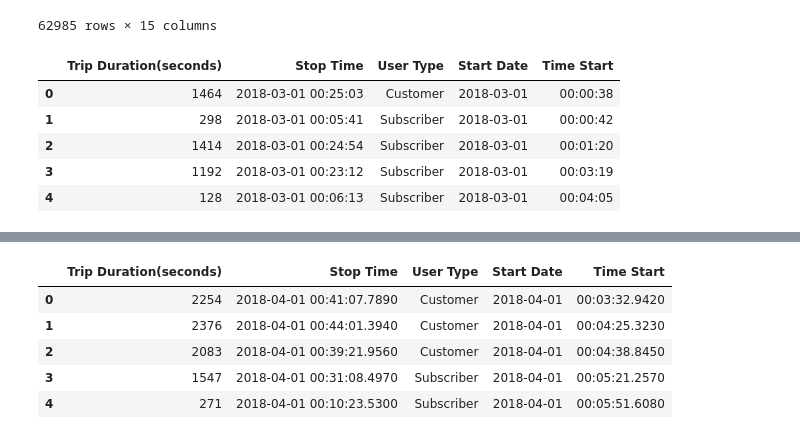
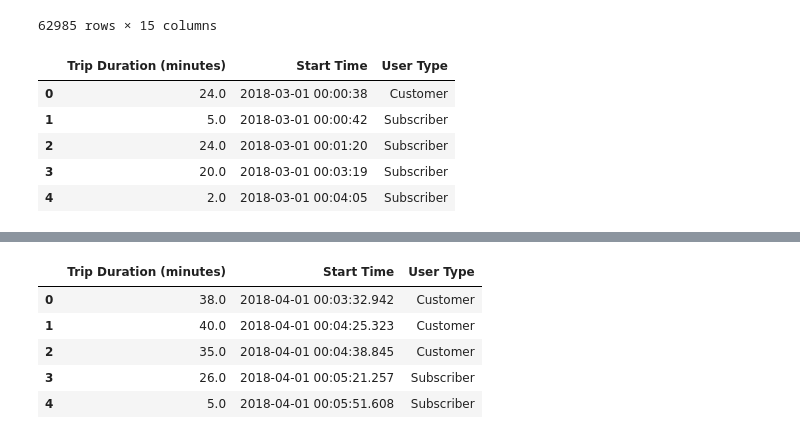
Before and after one commit to uncncsu/project-1, a Jupyter notebook: vp_br/Boston Cleaning Data.ipynb, the cells around one changed output, grey strips where cells are left out. Drawn from its saved outputs; the diff is of its cells as text; code cells hidden in the pictures.

```diff
--- a/vp_br/Boston Cleaning Data.ipynb
+++ b/vp_br/Boston Cleaning Data.ipynb
@@ -126,29 +115,21 @@ mar_df
 62985 rows × 15 columns
 # %%
 new_mar = mar_df[['tripduration', 'starttime',
-                        'stoptime', 'usertype']]
+                        'usertype']]
 final_mar = new_mar.dropna()
-renamed_mar = final_mar.rename(columns={'tripduration': 'Trip Duration(seconds)', 'starttime': 'Start Time',
-                        'stoptime': 'Stop Time', 'usertype': 'User Type',
-                                       })
-new = renamed_mar["Start Time"].str.split(" ", n = 1, expand = True)
+renamed_mar = final_mar.rename(columns={'tripduration': 'Trip Duration (minutes)', 'starttime': 'Start Time',
+                                        'usertype': 'User Type' })
+renamed_mar["Trip Duration (minutes)"] = round(renamed_mar["Trip Duration (minutes)"]/60)
+renamed_mar['Start Time'] = pd.to_datetime(renamed_mar['Start Time'], format='%Y-%m')
 
-# making separate first name column from new data frame
-renamed_mar["Start Date"]= new[0]
-
-# making separate last name column from new data frame
-renamed_mar["Time Start"]= new[1]
-
-# Dropping old Name columns
-renamed_mar.drop(columns =["Start Time"], inplace = True)
 renamed_mar.head()
 # %% [output]
-|  | Trip Duration(seconds) | Stop Time | User Type | Start Date | Time Start |
-| 0 | 1464 | 2018-03-01 00:25:03 | Customer | 2018-03-01 | 00:00:38 |
-| 1 | 298 | 2018-03-01 00:05:41 | Subscriber | 2018-03-01 | 00:00:42 |
-| 2 | 1414 | 2018-03-01 00:24:54 | Subscriber | 2018-03-01 | 00:01:20 |
-| 3 | 1192 | 2018-03-01 00:23:12 | Subscriber | 2018-03-01 | 00:03:19 |
-| 4 | 128 | 2018-03-01 00:06:13 | Subscriber | 2018-03-01 | 00:04:05 |
+|  | Trip Duration (minutes) | Start Time | User Type |
+| 0 | 24.0 | 2018-03-01 00:00:38 | Customer |
+| 1 | 5.0 | 2018-03-01 00:00:42 | Subscriber |
+| 2 | 24.0 | 2018-03-01 00:01:20 | Subscriber |
+| 3 | 20.0 | 2018-03-01 00:03:19 | Subscriber |
+| 4 | 2.0 | 2018-03-01 00:04:05 | Subscriber |
 # %%
 apr_df = pd.read_csv(apr)
 apr_df
@@ -173,26 +154,18 @@ apr_df
 98194 rows × 15 columns
 # %%
 new_apr = apr_df[['tripduration', 'starttime',
-                        'stoptime', 'usertype']]
+                        'usertype']]
 final_apr = new_apr.dropna()
-renamed_apr = final_apr.rename(columns={'tripduration': 'Trip Duration(seconds)', 'starttime': 'Start Time',
-                        'stoptime': 'Stop Time', 'usertype': 'User Type',
-                                       })
-new = renamed_apr["Start Time"].str.split(" ", n = 1, expand = True)
+renamed_apr = final_apr.rename(columns={'tripduration': 'Trip Duration (minutes)', 'starttime': 'Start Time',
+                                        'usertype': 'User Type' })
+renamed_apr["Trip Duration (minutes)"] = round(renamed_apr["Trip Duration (minutes)"]/60)
+renamed_apr['Start Time'] = pd.to_datetime(renamed_apr['Start Time'], format='%Y-%m')
 
-# making separate first name column from new data frame
-renamed_apr["Start Date"]= new[0]
-
-# making separate last name column from new data frame
-renamed_apr["Time Start"]= new[1]
-
-# Dropping old Name columns
-renamed_apr.drop(columns =["Start Time"], inplace = True)
 renamed_apr.head()
 # %% [output]
-|  | Trip Duration(seconds) | Stop Time | User Type | Start Date | Time Start |
-| 0 | 2254 | 2018-04-01 00:41:07.7890 | Customer | 2018-04-01 | 00:03:32.9420 |
-| 1 | 2376 | 2018-04-01 00:44:01.3940 | Customer | 2018-04-01 | 00:04:25.3230 |
-| 2 | 2083 | 2018-04-01 00:39:21.9560 | Customer | 2018-04-01 | 00:04:38.8450 |
-| 3 | 1547 | 2018-04-01 00:31:08.4970 | Subscriber | 2018-04-01 | 00:05:21.2570 |
-| 4 | 271 | 2018-04-01 00:10:23.5300 | Subscriber | 2018-04-01 | 00:05:51.6080 |
+|  | Trip Duration (minutes) | Start Time | User Type |
+| 0 | 38.0 | 2018-04-01 00:03:32.942 | Customer |
+| 1 | 40.0 | 2018-04-01 00:04:25.323 | Customer |
+| 2 | 35.0 | 2018-04-01 00:04:38.845 | Customer |
+| 3 | 26.0 | 2018-04-01 00:05:21.257 | Subscriber |
+| 4 | 5.0 | 2018-04-01 00:05:51.608 | Subscriber |
```
Also changed, not shown: parts of 12 cells of this notebook, 1 other file.
